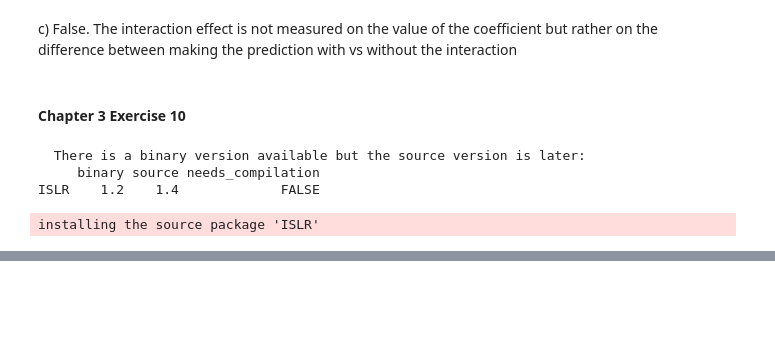
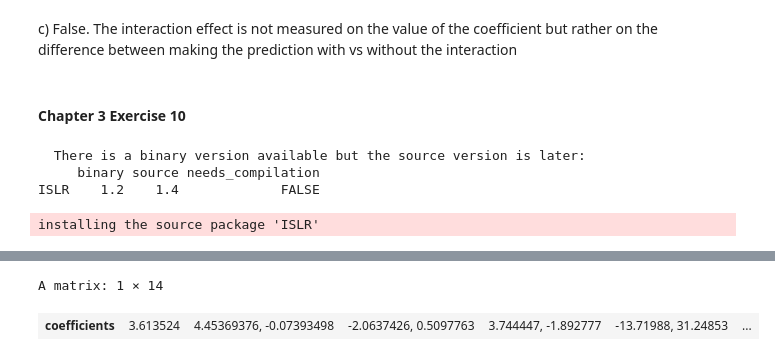
Before and after one commit to promaninfante/statsml, a Jupyter notebook: Assignment Session 1.ipynb, the cells around one changed output, grey strips where cells are left out. Cells and saved outputs as stored; diff of their text form; code cells hidden in the pictures; blank space fills up the shorter version.

```diff
--- a/Assignment Session 1.ipynb
+++ b/Assignment Session 1.ipynb
@@ -196,6 +227,5 @@ library("ISLR")
 # %%
-carseats_dt <- Carseats
-lm.fit=lm(Sales∼.+Price +Urban:US ,data=carseats_dt )
-summary(lm.fit)
+lin_reg_small = lm(Sales∼ +Price + US ,data=carseats_dt )
+summary(lin_reg_small)
 # %% [output]
 Call:
@@ -217,0 +255,10 @@ F-statistic: 224.2 on 12 and 387 DF,  p-value: < 2.2e-16
+# %%
+boston_dt <- Boston
+simple_lm <- list()
+
+#provide column names
+for (x in colnames(boston_dt)){
+    lm_col =lm(paste0('crim ~ ', x), data= boston_dt)
+    print(x)
+    simple_lm<- cbind(simple_lm, lm_col["coefficients"])
+}
@@ -217,0 +284,5 @@ F-statistic: 224.2 on 12 and 387 DF,  p-value: < 2.2e-16
+# %%
+simple_lm
+# %% [output]
+A matrix: 1 × 14
+| coefficients | 3.613524 | 4.45369376, -0.07393498 | -2.0637426, 0.5097763 | 3.744447, -1.892777 | -13.71988, 31.24853 | ... |
```
Also changed, not shown: parts of 8 cells of this notebook.
